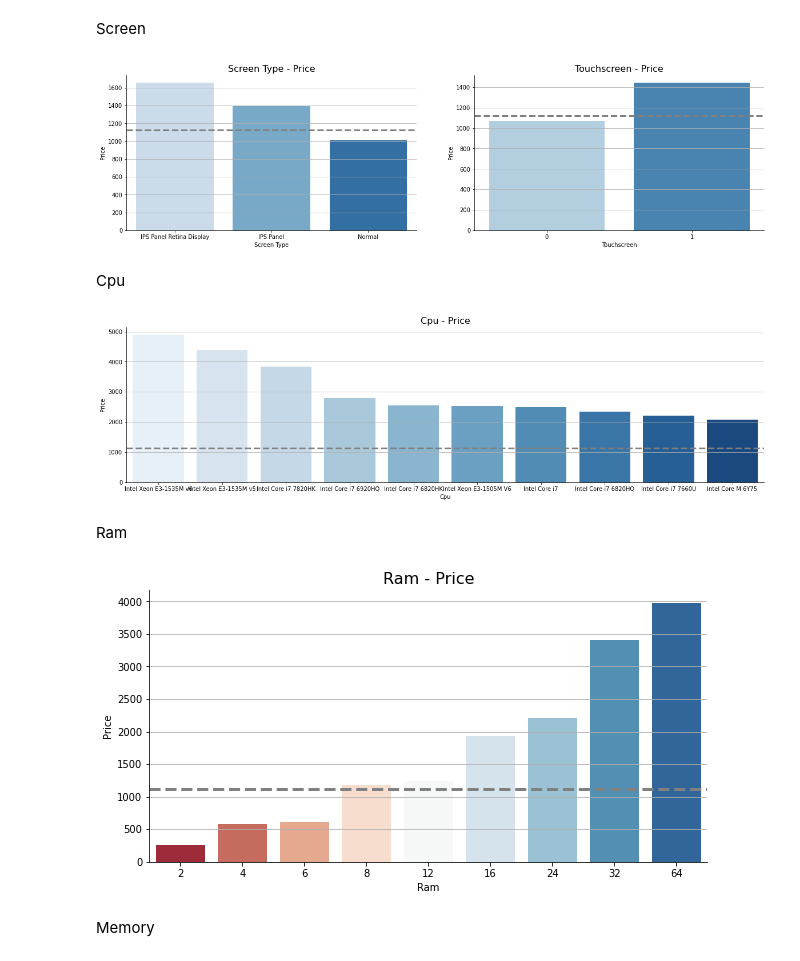
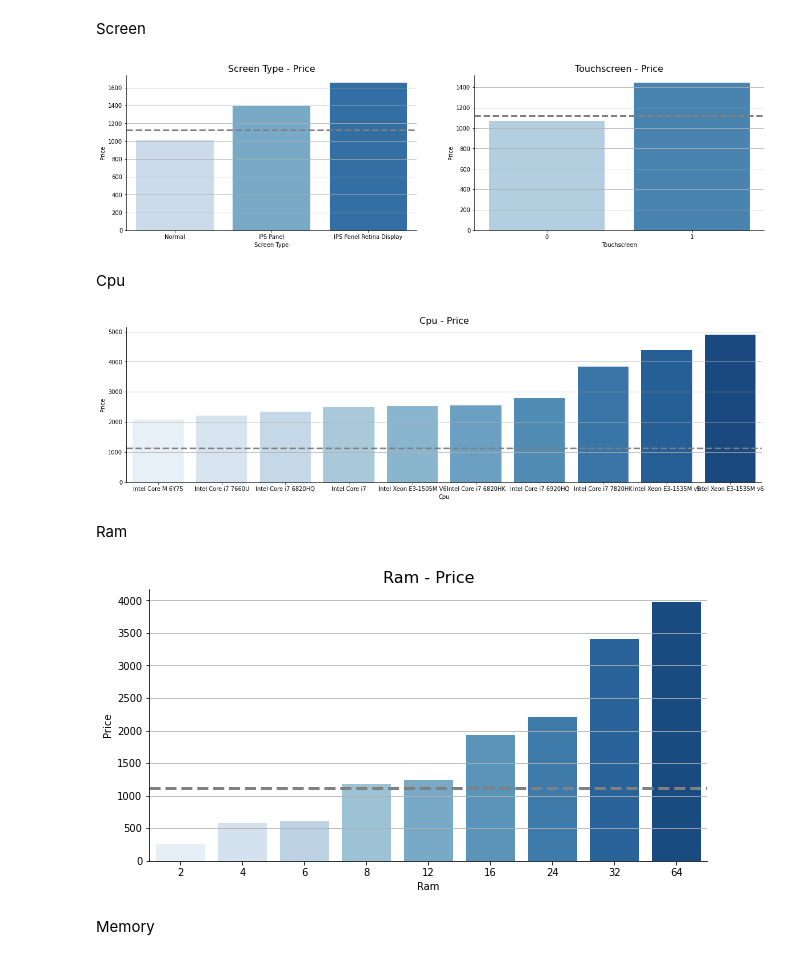
Before and after one commit to Jeongbin-Heo/AI_12_Section2_Project, a Jupyter notebook: Project2_220321.ipynb, the cells around one changed output. Cells and saved outputs as stored; diff of their text form; code cells hidden in the pictures.

```diff
--- a/Project2_220321.ipynb
+++ b/Project2_220321.ipynb
@@ -715,8 +594,8 @@ df
 # %% [markdown]
 Screen
 # %%
-screentype = df.groupby('Screen Type')['Price'].mean().reset_index().sort_values('Price', ascending = False)
-touchscreen = df.groupby('Touchscreen')['Price'].mean().reset_index().sort_values('Price', ascending = False)
+screentype = df.groupby('Screen Type')['Price'].mean().reset_index().sort_values('Price', ascending = True)
+touchscreen = df.groupby('Touchscreen')['Price'].mean().reset_index()
 
 plt.figure(figsize = (20, 5))
 
@@ -739,12 +618,12 @@ plt.gca().spines['right'].set_visible(False)
 plt.gca().spines['top'].set_visible(False)
 plt.grid(True, axis = 'y')
 # %% [output]
-[figure, old version]
+[figure, new version]
 # %% [markdown]
 Cpu
 # %%
 # 상위 10개 값만 확인
-cpu = df.groupby('Cpu')['Price'].mean().reset_index().sort_values('Price', ascending = False).head(10)
+cpu = df.groupby('Cpu')['Price'].mean().reset_index().sort_values('Price', ascending = True).tail(10)
 
 plt.figure(figsize = (20, 5))
 sns.barplot(x = 'Cpu', y = 'Price', data = cpu, palette = 'Blues')
@@ -755,21 +634,21 @@ plt.gca().spines['right'].set_visible(False)
 plt.gca().spines['top'].set_visible(False)
 plt.grid(True, axis = 'y')
 # %% [output]
-[figure, old version]
+[figure, new version]
 # %% [markdown]
 Ram
 # %%
 ram = pd.DataFrame(df.groupby('Ram')['Price'].mean()).reset_index().sort_values('Price', ascending = False)
 
 plt.figure(figsize = (10, 5))
-sns.barplot(x = 'Ram', y = 'Price', data = ram, palette = 'RdBu')
+sns.barplot(x = 'Ram', y = 'Price', data = ram, palette = 'Blues')
 
 plt.title('Ram - Price', fontdict = {'fontsize' : 16})
 plt.axhline(y = mean, color = 'gray', linestyle = '--', linewidth = 3)
 plt.gca().spines['right'].set_visible(False)
 plt.gca().spines['top'].set_visible(False)
 plt.grid(True, axis = 'y')
 # %% [output]
-[figure, old version]
+[figure, new version]
 # %% [markdown]
 Memory
```
Also changed, not shown: parts of 43 cells of this notebook.
